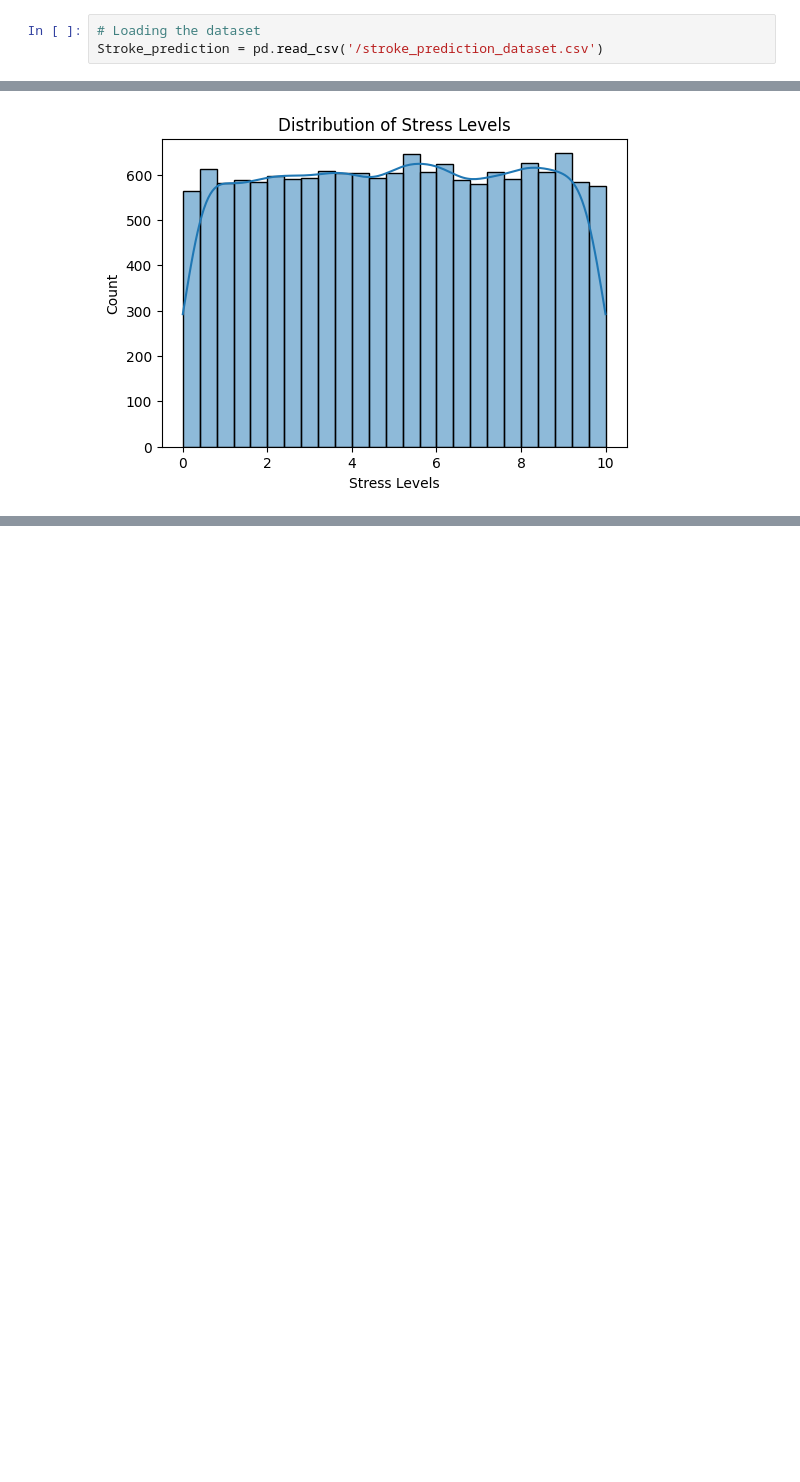
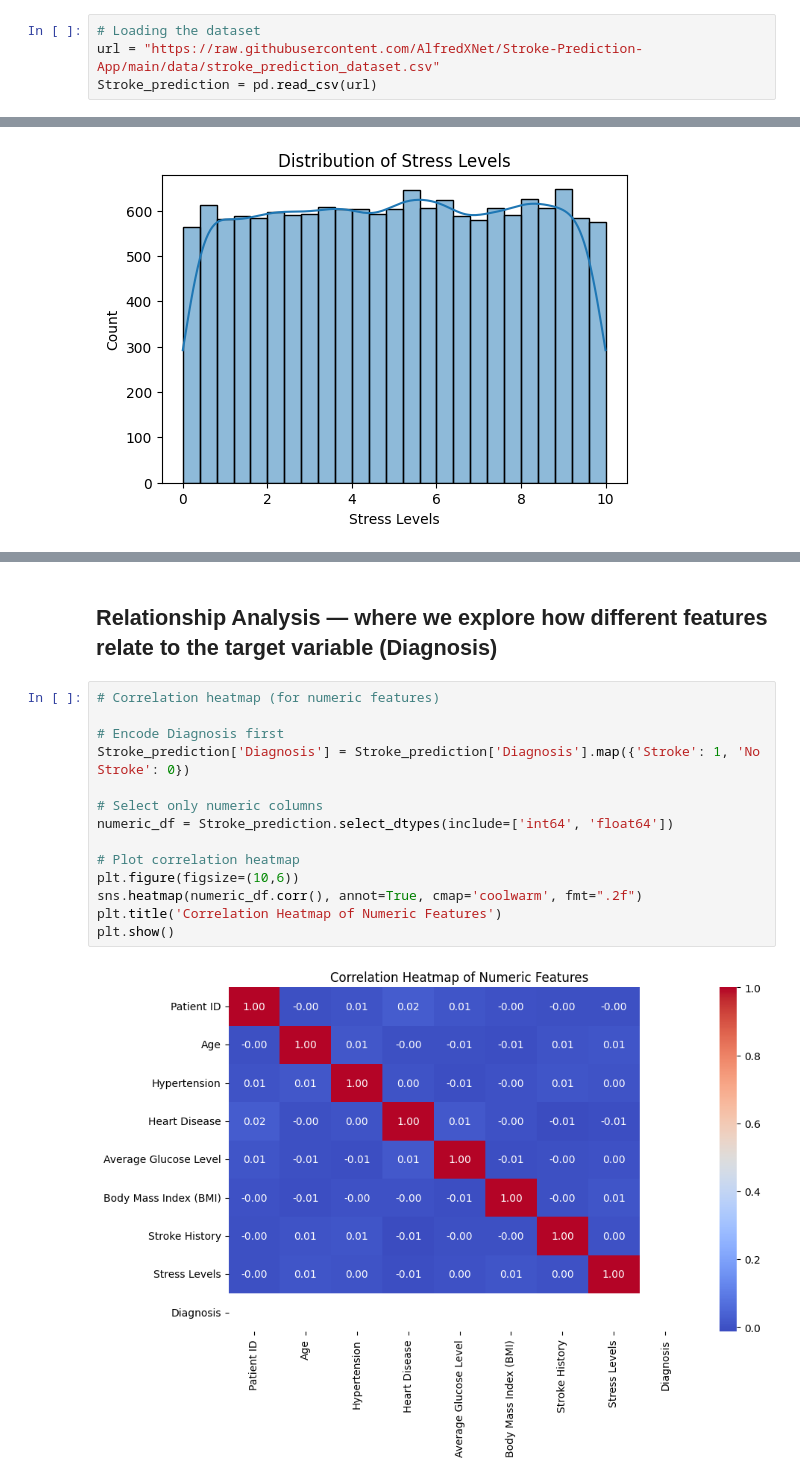
Before and after one commit to AlfredXNet/Stroke-Prediction-App, a Jupyter notebook: notebooks/stroke_prediction.ipynb, the cells around one changed output, grey strips where cells are left out. Drawn from its saved outputs; the diff is of its cells as text; blank space fills up the shorter version.

```diff
--- a/notebooks/stroke_prediction.ipynb
+++ b/notebooks/stroke_prediction.ipynb
@@ -37,7 +37,8 @@ from sklearn.preprocessing import LabelEncoder
 # **Load and explore the dataset**
 # %%
 # Loading the dataset
-Stroke_prediction = pd.read_csv('/stroke_prediction_dataset.csv')
+url = "https://raw.githubusercontent.com/AlfredXNet/Stroke-Prediction-App/main/data/stroke_prediction_dataset.csv"
+Stroke_prediction = pd.read_csv(url)
 # %%
 # Displaying the first few records
 Stroke_prediction.head(2)
@@ -112,0 +137,18 @@ for col in numeric_cols:
+# %% [markdown]
+## **Relationship Analysis — where we explore how different features relate to the target variable (Diagnosis)**
+# %%
+# Correlation heatmap (for numeric features)
+
+# Encode Diagnosis first
+Stroke_prediction['Diagnosis'] = Stroke_prediction['Diagnosis'].map({'Stroke': 1, 'No Stroke': 0})
+
+# Select only numeric columns
+numeric_df = Stroke_prediction.select_dtypes(include=['int64', 'float64'])
+
+# Plot correlation heatmap
+plt.figure(figsize=(10,6))
+sns.heatmap(numeric_df.corr(), annot=True, cmap='coolwarm', fmt=".2f")
+plt.title('Correlation Heatmap of Numeric Features')
+plt.show()
+# %% [output]
+[figure, added]
```
Also changed, not shown: parts of 3 cells of this notebook.
